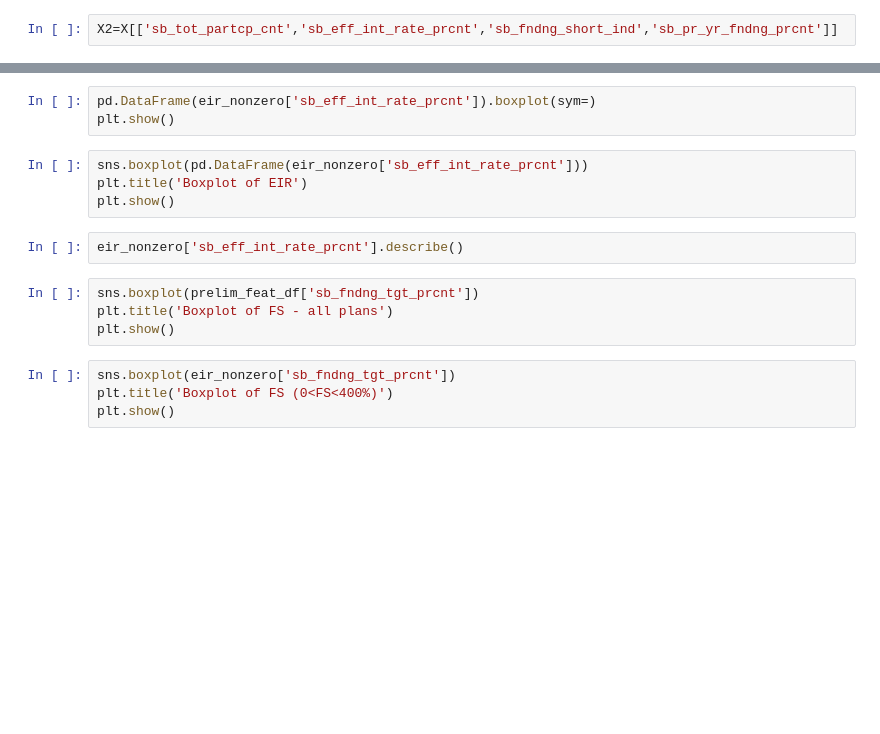
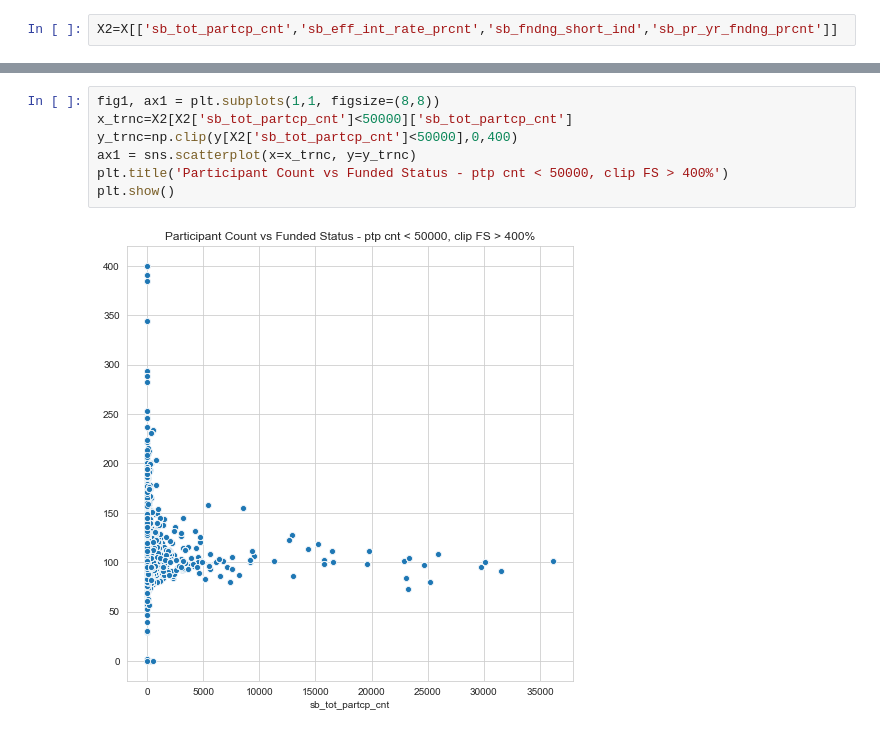
Before and after one commit to LindseyMoser/DSI_Capstone_B, a Jupyter notebook: 1_Data/PSQL_DF_EDA_2017_from_script.ipynb, the cells around one changed output, grey strips where cells are left out. Saved outputs shown, nothing was run; the diff lists cells and outputs as text; blank space fills up the shorter version.

```diff
--- a/1_Data/PSQL_DF_EDA_2017_from_script.ipynb
+++ b/1_Data/PSQL_DF_EDA_2017_from_script.ipynb
@@ -124,17 +101,9 @@ plt.show()
-# %%
-pd.DataFrame(eir_nonzero['sb_eff_int_rate_prcnt']).boxplot(sym=)
-plt.show()
-# %%
-sns.boxplot(pd.DataFrame(eir_nonzero['sb_eff_int_rate_prcnt']))
-plt.title('Boxplot of EIR')
-plt.show()
-# %%
-eir_nonzero['sb_eff_int_rate_prcnt'].describe()
-# %%
-sns.boxplot(prelim_feat_df['sb_fndng_tgt_prcnt'])
-plt.title('Boxplot of FS - all plans')
-plt.show()
-# %%
-sns.boxplot(eir_nonzero['sb_fndng_tgt_prcnt'])
-plt.title('Boxplot of FS (0<FS<400%)')
-plt.show()
+# %%
+fig1, ax1 = plt.subplots(1,1, figsize=(8,8))
+x_trnc=X2[X2['sb_tot_partcp_cnt']<50000]['sb_tot_partcp_cnt']
+y_trnc=np.clip(y[X2['sb_tot_partcp_cnt']<50000],0,400)
+ax1 = sns.scatterplot(x=x_trnc, y=y_trnc)
+plt.title('Participant Count vs Funded Status - ptp cnt < 50000, clip FS > 400%')
+plt.show()
+# %% [output]
+[figure, added]
```
Also changed, not shown: parts of 21 cells of this notebook.
